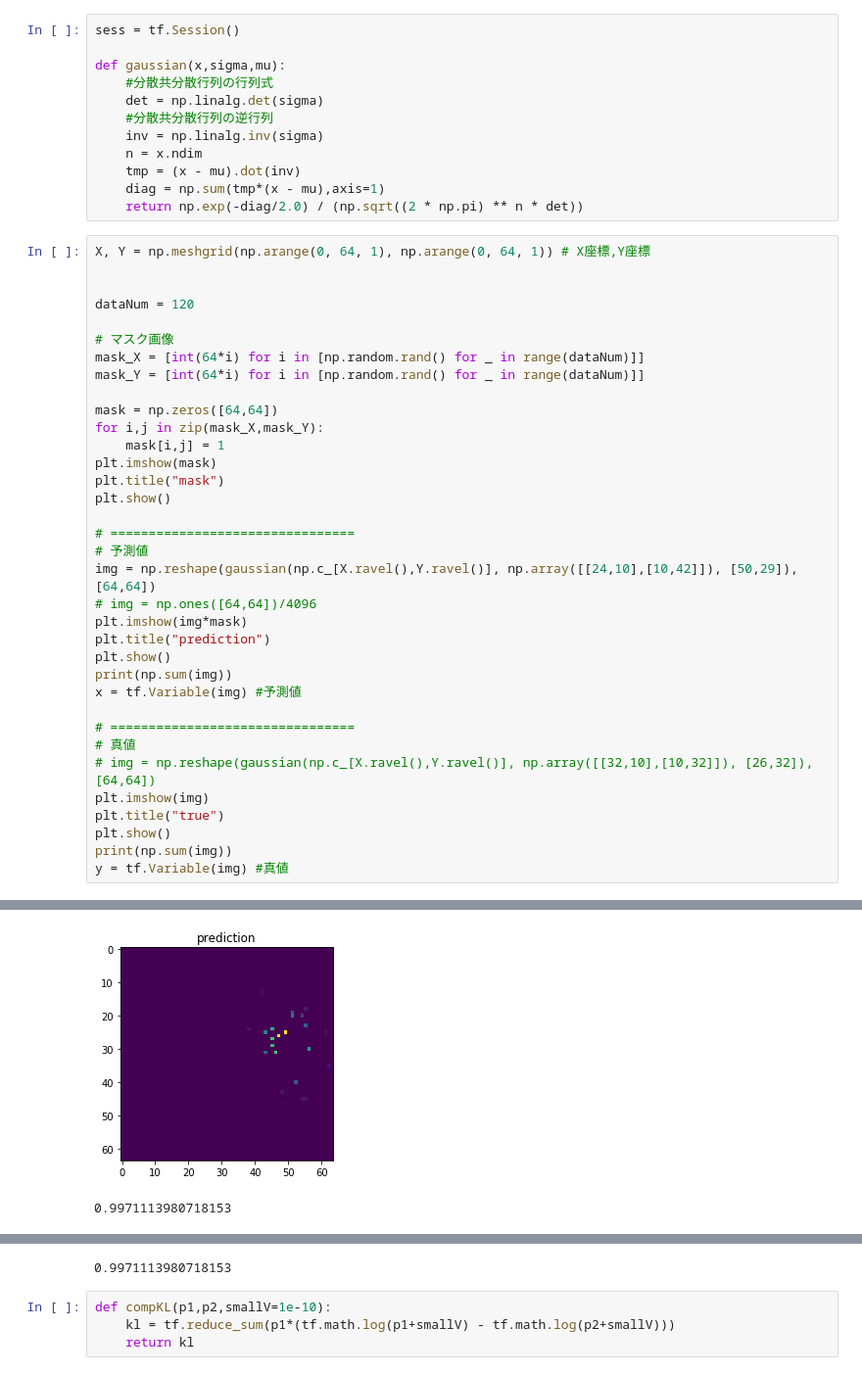
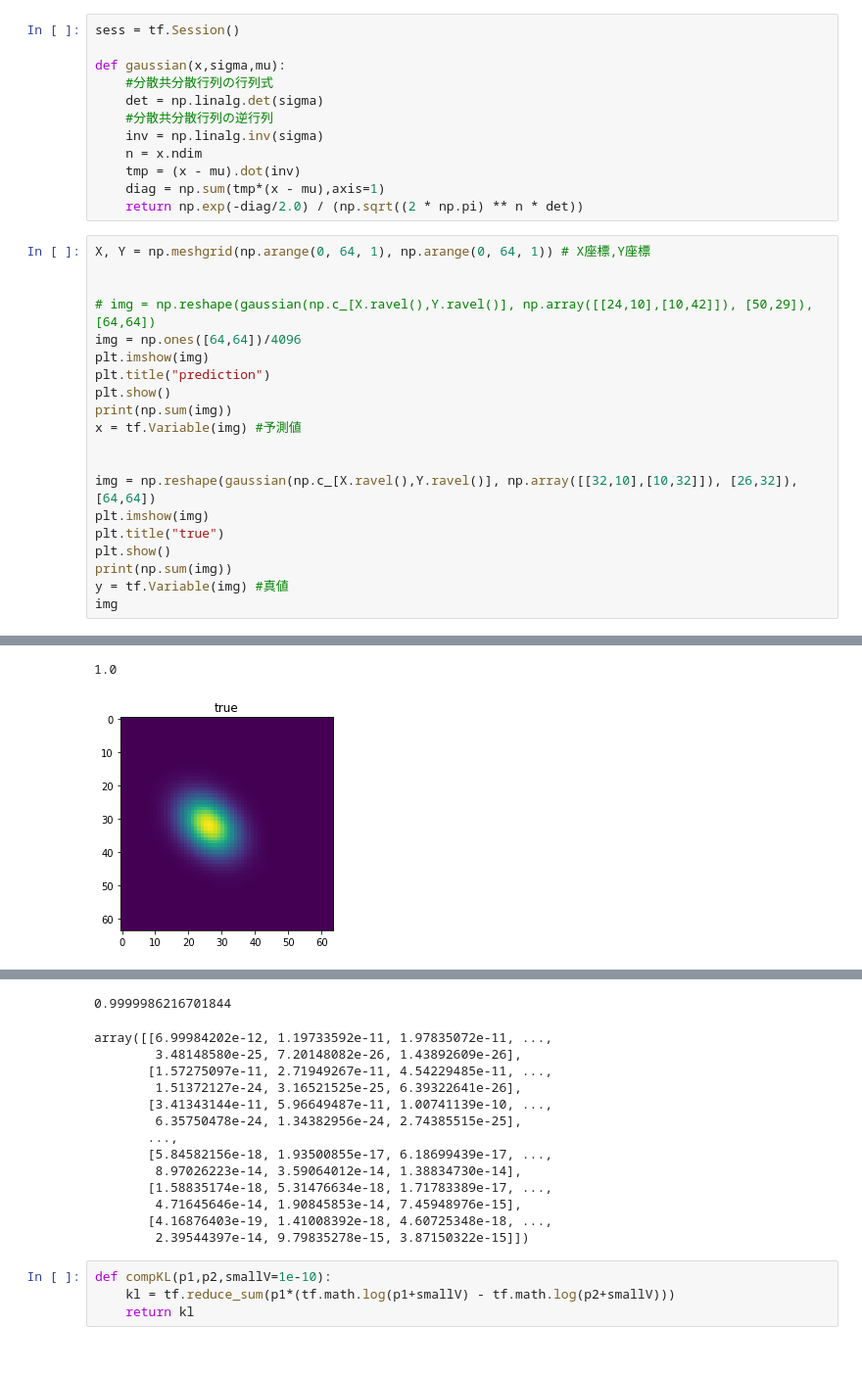
Before and after one commit to NagayoshiKotaro-wakayama-u/PartialConvolution, a Jupyter notebook: KLgradient_test.ipynb, the cells around one changed output, grey strips where cells are left out. Shown at 98% size. Saved outputs shown, nothing was run; the diff lists cells and outputs as text.

```diff
--- a/KLgradient_test.ipynb
+++ b/KLgradient_test.ipynb
@@ -21,35 +26,20 @@ def gaussian(x,sigma,mu):
 X, Y = np.meshgrid(np.arange(0, 64, 1), np.arange(0, 64, 1)) # X座標,Y座標
 
 
-dataNum = 120
-
-# マスク画像
-mask_X = [int(64*i) for i in [np.random.rand() for _ in range(dataNum)]]
-mask_Y = [int(64*i) for i in [np.random.rand() for _ in range(dataNum)]]
-
-mask = np.zeros([64,64])
-for i,j in zip(mask_X,mask_Y):
-    mask[i,j] = 1
-plt.imshow(mask)
-plt.title("mask")
-plt.show()
-
-# ================================
-# 予測値
-img = np.reshape(gaussian(np.c_[X.ravel(),Y.ravel()], np.array([[24,10],[10,42]]), [50,29]),[64,64])
-# img = np.ones([64,64])/4096
-plt.imshow(img*mask)
+# img = np.reshape(gaussian(np.c_[X.ravel(),Y.ravel()], np.array([[24,10],[10,42]]), [50,29]),[64,64])
+img = np.ones([64,64])/4096
+plt.imshow(img)
 plt.title("prediction")
 plt.show()
 print(np.sum(img))
 x = tf.Variable(img) #予測値
 
-# ================================
-# 真値
-# img = np.reshape(gaussian(np.c_[X.ravel(),Y.ravel()], np.array([[32,10],[10,32]]), [26,32]),[64,64])
+
+img = np.reshape(gaussian(np.c_[X.ravel(),Y.ravel()], np.array([[32,10],[10,32]]), [26,32]),[64,64])
 plt.imshow(img)
 plt.title("true")
 plt.show()
 print(np.sum(img))
 y = tf.Variable(img) #真値
+img
 # %% [output]
@@ -57,2 +47,2 @@ y = tf.Variable(img) #真値
+1.0
-[figure, old version]
+[figure, new version]
-0.9971113980718153
@@ -60,4 +49,17 @@ y = tf.Variable(img) #真値
-0.9971113980718153
+0.9999986216701844
+array([[6.99984202e-12, 1.19733592e-11, 1.97835072e-11, ...,
+        3.48148580e-25, 7.20148082e-26, 1.43892609e-26],
+       [1.57275097e-11, 2.71949267e-11, 4.54229485e-11, ...,
+        1.51372127e-24, 3.16521525e-25, 6.39322641e-26],
+       [3.41343144e-11, 5.96649487e-11, 1.00741139e-10, ...,
+        6.35750478e-24, 1.34382956e-24, 2.74385515e-25],
+       ...,
+       [5.84582156e-18, 1.93500855e-17, 6.18699439e-17, ...,
+        8.97026223e-14, 3.59064012e-14, 1.38834730e-14],
+       [1.58835174e-18, 5.31476634e-18, 1.71783389e-17, ...,
+        4.71645646e-14, 1.90845853e-14, 7.45948976e-15],
+       [4.16876403e-19, 1.41008392e-18, 4.60725348e-18, ...,
+        2.39544397e-14, 9.79835278e-15, 3.87150322e-15]])
 # %%
 def compKL(p1,p2,smallV=1e-10):
     kl = tf.reduce_sum(p1*(tf.math.log(p1+smallV) - tf.math.log(p2+smallV)))
```
Also changed, not shown: parts of 6 cells of this notebook, 1 other file.
